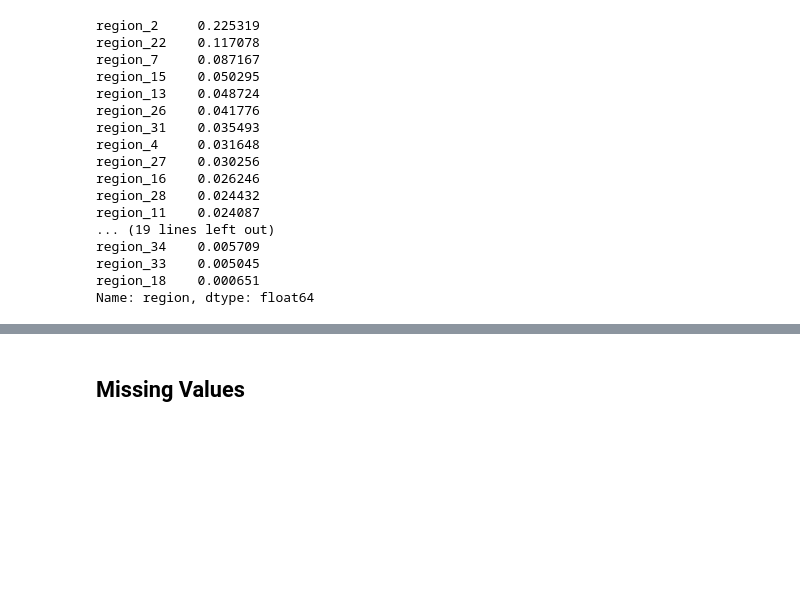
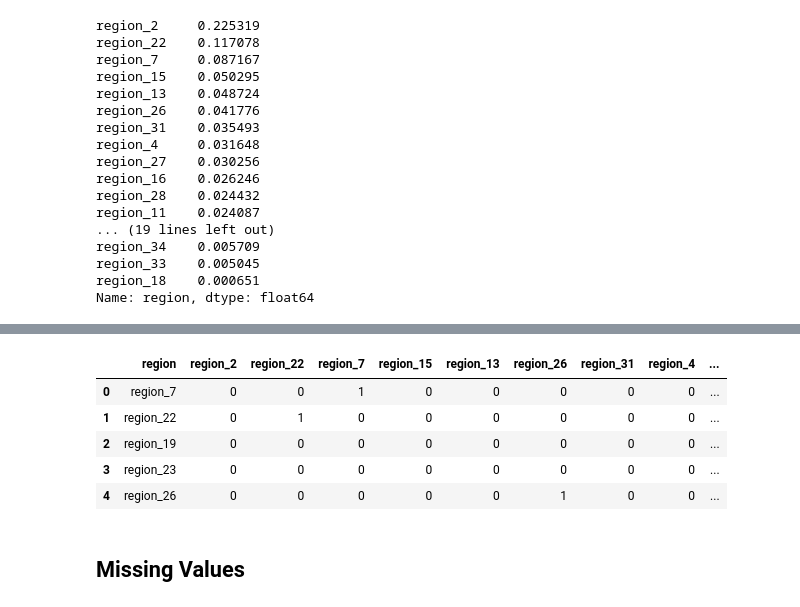
Before and after one commit to raquelcreis/hr_analytics, a Jupyter notebook: notebook.ipynb, the cells around one changed output, grey strips where cells are left out. Saved outputs shown, nothing was run; the diff lists cells and outputs as text; code cells hidden in the pictures; blank space fills up the shorter version.

Commit message:
missing values + region feature

```diff
--- a/notebook.ipynb
+++ b/notebook.ipynb
@@ -136,7 +136,7 @@ region_33    0.005045
 region_18    0.000651
 Name: region, dtype: float64
 # %%
-# grouping the bottom
-regions = [x for x in df.region.value_counts(normalize=True,ascending=True).head(20).index]
-regions
+# list top 10
+top_10 = [x for x in df.region.value_counts().head(10).index]
+top_10
 # %% [output]
@@ -163,5 +152,0 @@ regions
-# %%
-#renaming bottom for "other"
-mask = df['region'].isin(regions)
-df.region[mask] = "other"
-df.region
@@ -191,0 +153,14 @@ plt.show()
+# %%
+#one hot enconding
+
+for region in top_10:
+    df[region] = np.where(df['region']==region,1,0)
+
+df[['region']+top_10].head()
+# %% [output]
+|  | region | region_2 | region_22 | region_7 | region_15 | region_13 | region_26 | region_31 | region_4 | ... |
+| 0 | region_7 | 0 | 0 | 1 | 0 | 0 | 0 | 0 | 0 | ... |
+| 1 | region_22 | 0 | 1 | 0 | 0 | 0 | 0 | 0 | 0 | ... |
+| 2 | region_19 | 0 | 0 | 0 | 0 | 0 | 0 | 0 | 0 | ... |
+| 3 | region_23 | 0 | 0 | 0 | 0 | 0 | 0 | 0 | 0 | ... |
+| 4 | region_26 | 0 | 0 | 0 | 0 | 0 | 1 | 0 | 0 | ... |
```
Also changed, not shown: parts of 18 cells of this notebook.
